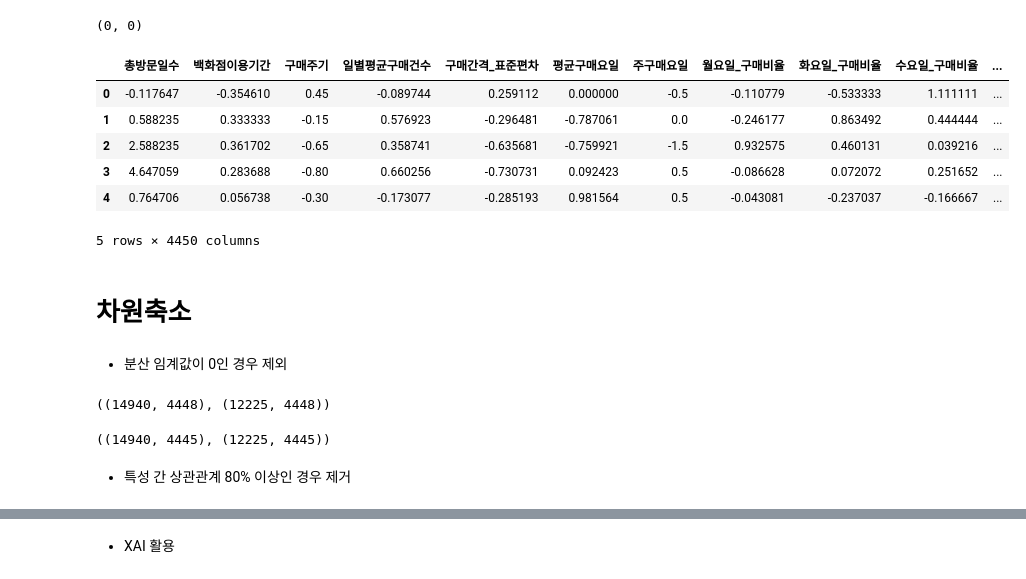
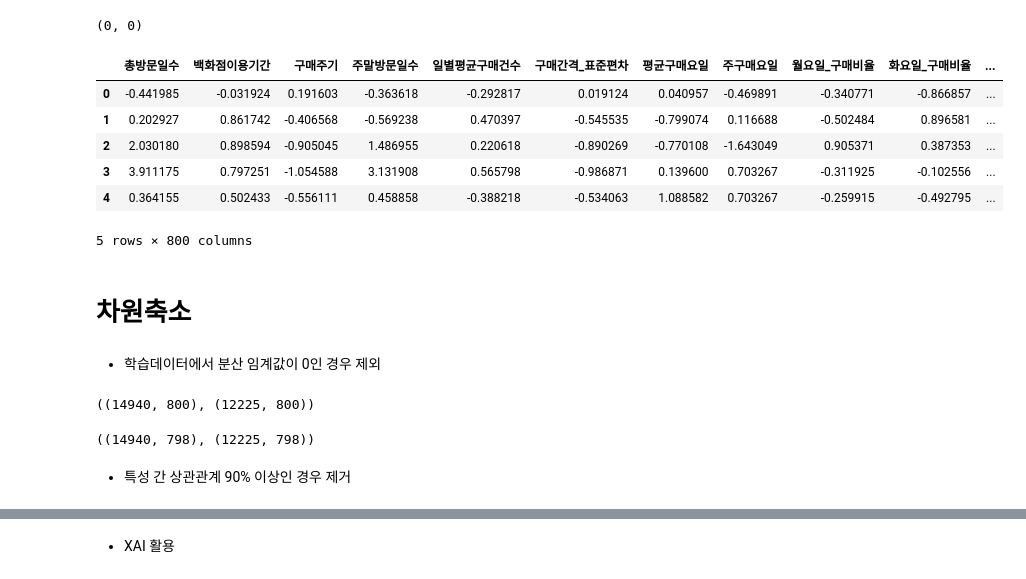
Before and after one commit to koeyhi/ms_3rd_finalproject, a Jupyter notebook: 권지혁/모델링_베이스라인코드.ipynb, the cells around one changed output, grey strips where cells are left out. Drawn from its saved outputs; the diff is of its cells as text; code cells hidden in the pictures.

```diff
--- a/권지혁/모델링_베이스라인코드.ipynb
+++ b/권지혁/모델링_베이스라인코드.ipynb
@@ -201,12 +234,12 @@ train_ft.shape, test_ft.shape
 # %%
-cols = [ col for col in train_ft.columns if col.startswith("브랜드코드_구매합계_") ]
+# cols = [ col for col in train_ft.columns if col.startswith("브랜드코드_구매합계_") ]
 
-train_ft["브랜드코드별_구매합계_std"] = train_ft[cols].std(axis=1)
-train_ft["브랜드코드별_구매합계_skew"] = train_ft[cols].skew(axis=1)
-train_ft["브랜드코드별_구매합계_kurt"] = train_ft[cols].kurt(axis=1)
+# train_ft["브랜드코드별_구매합계_std"] = train_ft[cols].std(axis=1)
+# train_ft["브랜드코드별_구매합계_skew"] = train_ft[cols].skew(axis=1)
+# train_ft["브랜드코드별_구매합계_kurt"] = train_ft[cols].kurt(axis=1)
 
-test_ft["브랜드코드별_구매합계_std"] = test_ft[cols].std(axis=1)
-test_ft["브랜드코드별_구매합계_skew"] = test_ft[cols].skew(axis=1)
-test_ft["브랜드코드별_구매합계_kurt"] = test_ft[cols].kurt(axis=1)
+# test_ft["브랜드코드별_구매합계_std"] = test_ft[cols].std(axis=1)
+# test_ft["브랜드코드별_구매합계_skew"] = test_ft[cols].skew(axis=1)
+# test_ft["브랜드코드별_구매합계_kurt"] = test_ft[cols].kurt(axis=1)
 
-train_ft.shape, test_ft.shape
+# train_ft.shape, test_ft.shape
@@ -291,14 +305,14 @@ train_ft.shape, test_ft.shape
 # %%
-cols_지점 = [col for col in train_ft.columns if col.startswith("지점코드_구매횟수_")]
-cols_중분류 = [col for col in train_ft.columns if col.startswith("중분류_구매횟수_")]
-cols_대분류 = [col for col in train_ft.columns if col.startswith("대분류_구매횟수_")]
+# cols_지점 = [col for col in train_ft.columns if col.startswith("지점코드_구매횟수_")]
+# cols_중분류 = [col for col in train_ft.columns if col.startswith("중분류_구매횟수_")]
+# cols_대분류 = [col for col in train_ft.columns if col.startswith("대분류_구매횟수_")]
 
-train_ft["구매집중도_지점"] = train_ft[cols_지점].max(axis=1) / train_ft[cols_지점].sum(axis=1)
-train_ft["구매집중도_중분류"] = train_ft[cols_중분류].max(axis=1) / train_ft[cols_중분류].sum(axis=1)
-train_ft["구매집중도_대분류"] = train_ft[cols_대분류].max(axis=1) / train_ft[cols_대분류].sum(axis=1)
+# train_ft["구매집중도_지점"] = train_ft[cols_지점].max(axis=1) / train_ft[cols_지점].sum(axis=1)
+# train_ft["구매집중도_중분류"] = train_ft[cols_중분류].max(axis=1) / train_ft[cols_중분류].sum(axis=1)
+# train_ft["구매집중도_대분류"] = train_ft[cols_대분류].max(axis=1) / train_ft[cols_대분류].sum(axis=1)
 
-test_ft["구매집중도_지점"] = test_ft[cols_지점].max(axis=1) / test_ft[cols_지점].sum(axis=1)
-test_ft["구매집중도_중분류"] = test_ft[cols_중분류].max(axis=1) / test_ft[cols_중분류].sum(axis=1)
-test_ft["구매집중도_대분류"] = test_ft[cols_대분류].max(axis=1) / test_ft[cols_대분류].sum(axis=1)
+# test_ft["구매집중도_지점"] = test_ft[cols_지점].max(axis=1) / test_ft[cols_지점].sum(axis=1)
+# test_ft["구매집중도_중분류"] = test_ft[cols_중분류].max(axis=1) / test_ft[cols_중분류].sum(axis=1)
+# test_ft["구매집중도_대분류"] = test_ft[cols_대분류].max(axis=1) / test_ft[cols_대분류].sum(axis=1)
 
-train_ft.shape, test_ft.shape
+# train_ft.shape, test_ft.shape
@@ -369,63 +381,57 @@ train_ft.select_dtypes("datetime").columns, test_ft.select_dtypes("datetime").co
 train_ft.isin([np.inf, -np.inf]).any().sum(), test_ft.isin([np.inf, -np.inf]).any().sum()
 # %% [output]
 (0, 0)
+# %%
+train_ft = train_ft.fillna(0)
+test_ft = test_ft.fillna(0)
 # %%
 train_ft.isna().sum().sum(), test_ft.isna().sum().sum()
 # %% [output]
 (0, 0)
 # %%
 from sklearn.preprocessing import StandardScaler, MinMaxScaler, RobustScaler, PowerTransformer, Normalizer
-scaler = RobustScaler()
+scaler = StandardScaler()
 
 train_ft[train_ft.columns] = scaler.fit_transform(train_ft)
 test_ft[test_ft.columns] = scaler.transform(test_ft)
 train_ft.head()
 # %% [output]
-|  | 총방문일수 | 백화점이용기간 | 구매주기 | 일별평균구매건수 | 구매간격_표준편차 | 평균구매요일 | 주구매요일 | 월요일_구매비율 | 화요일_구매비율 | 수요일_구매비율 | ... |
-| 0 | -0.117647 | -0.354610 | 0.45 | -0.089744 | 0.259112 | 0.000000 | -0.5 | -0.110779 | -0.533333 | 1.111111 | ... |
-| 1 | 0.588235 | 0.333333 | -0.15 | 0.576923 | -0.296481 | -0.787061 | 0.0 | -0.246177 | 0.863492 | 0.444444 | ... |
-| 2 | 2.588235 | 0.361702 | -0.65 | 0.358741 | -0.635681 | -0.759921 | -1.5 | 0.932575 | 0.460131 | 0.039216 | ... |
-| 3 | 4.647059 | 0.283688 | -0.80 | 0.660256 | -0.730731 | 0.092423 | 0.5 | -0.086628 | 0.072072 | 0.251652 | ... |
-| 4 | 0.764706 | 0.056738 | -0.30 | -0.173077 | -0.285193 | 0.981564 | 0.5 | -0.043081 | -0.237037 | -0.166667 | ... |
+|  | 총방문일수 | 백화점이용기간 | 구매주기 | 주말방문일수 | 일별평균구매건수 | 구매간격_표준편차 | 평균구매요일 | 주구매요일 | 월요일_구매비율 | 화요일_구매비율 | ... |
+| 0 | -0.441985 | -0.031924 | 0.191603 | -0.363618 | -0.292817 | 0.019124 | 0.040957 | -0.469891 | -0.340771 | -0.866857 | ... |
+| 1 | 0.202927 | 0.861742 | -0.406568 | -0.569238 | 0.470397 | -0.545535 | -0.799074 | 0.116688 | -0.502484 | 0.896581 | ... |
+| 2 | 2.030180 | 0.898594 | -0.905045 | 1.486955 | 0.220618 | -0.890269 | -0.770108 | -1.643049 | 0.905371 | 0.387353 | ... |
+| 3 | 3.911175 | 0.797251 | -1.054588 | 3.131908 | 0.565798 | -0.986871 | 0.139600 | 0.703267 | -0.311925 | -0.102556 | ... |
+| 4 | 0.364155 | 0.502433 | -0.556111 | 0.458858 | -0.388218 | -0.534063 | 1.088582 | 0.703267 | -0.259915 | -0.492795 | ... |
-5 rows × 4450 columns
+5 rows × 800 columns
 # %% [markdown]
 # 차원축소
 # %% [markdown]
-- 분산 임계값이 0인 경우 제외
+- 학습데이터에서 분산 임계값이 0인 경우 제외
 # %%
 from sklearn.feature_selection import VarianceThreshold
 
 vt = VarianceThreshold(threshold=0)
-train_vt = pd.DataFrame(
-    vt.fit_transform(train_ft),
-    columns=train_ft.columns[vt.get_support()],
-    index=train_ft.index
-)
+vt.fit(train_ft)
 
-test_vt = pd.DataFrame(
-    vt.transform(test_ft),
-    columns=train_ft.columns[vt.get_support()],
-    index=test_ft.index
-)
+train_vt = pd.DataFrame(vt.transform(train_ft), columns=train_ft.columns[vt.get_support()])
+test_vt = test_ft[train_vt.columns]
 
 train_vt.shape, test_vt.shape
 # %% [output]
-((14940, 4448), (12225, 4448))
+((14940, 800), (12225, 800))
 # %%
 cols = [
     "환불후재구매브랜드_count",
-    # "야간구매비율",
-    # "주구매지점_이용비율",
-    "브랜드코드_nunique",
     "방문일수_대비_구매건수",
 ]
+
 train_vt.drop(columns=cols, inplace=True)
 test_vt.drop(columns=cols, inplace=True)
 train_vt.shape, test_vt.shape
 # %% [output]
-((14940, 4445), (12225, 4445))
+((14940, 798), (12225, 798))
 # %% [markdown]
-- 특성 간 상관관계 80% 이상인 경우 제거
+- 특성 간 상관관계 90% 이상인 경우 제거
 # %%
 # corr = train_vt.corr().abs()
 # upper = corr.where(np.triu(np.ones(corr.shape), k=1).astype(bool))
```
Also changed, not shown: parts of 79 cells of this notebook.
